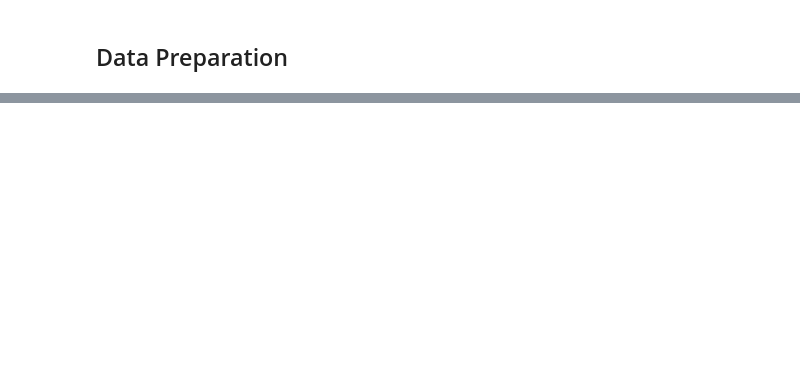
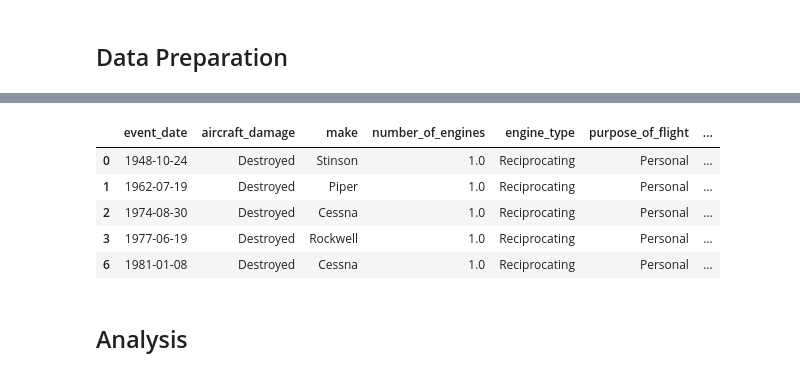
Before and after one commit to CWanderi/Clement_Project_Phase_1, a Jupyter notebook: aviation_company_risk_analysis.ipynb, the cells around one changed output, grey strips where cells are left out. Drawn from its saved outputs; the diff is of its cells as text; code cells hidden in the pictures; blank space fills up the shorter version.

```diff
--- a/aviation_company_risk_analysis.ipynb
+++ b/aviation_company_risk_analysis.ipynb
@@ -150,0 +161,3 @@ Name: Broad.phase.of.flight, dtype: int64
+# %%
+# change column names to make them easier to use
+df.columns = df.columns.str.lower().str.replace('.', '_')
@@ -150,0 +184,7 @@ Name: Broad.phase.of.flight, dtype: int64
+# %%
+#include only columns to be used in the dataset
+columns_to_keep = ['event_date', 'aircraft_damage', 'make', 'number_of_engines', 'engine_type', 'purpose_of_flight', 'broad_phase_of_flight']
+
+df_filtered = df[columns_to_keep]
+
+df_filtered.info()
@@ -150,0 +206,3 @@ Name: Broad.phase.of.flight, dtype: int64
+# %%
+# drop all the rows with null values
+df_filtered = df_filtered.dropna()
@@ -150,0 +226,3 @@ Name: Broad.phase.of.flight, dtype: int64
+# %%
+# change 'event_date' column to datetime
+df_filtered['event_date'] = pd.to_datetime(df_filtered['event_date'], errors='coerce')
@@ -150,0 +246,9 @@ Name: Broad.phase.of.flight, dtype: int64
+# %%
+df_filtered.head()
+# %% [output]
+|  | event_date | aircraft_damage | make | number_of_engines | engine_type | purpose_of_flight | ... |
+| 0 | 1948-10-24 | Destroyed | Stinson | 1.0 | Reciprocating | Personal | ... |
+| 1 | 1962-07-19 | Destroyed | Piper | 1.0 | Reciprocating | Personal | ... |
+| 2 | 1974-08-30 | Destroyed | Cessna | 1.0 | Reciprocating | Personal | ... |
+| 3 | 1977-06-19 | Destroyed | Rockwell | 1.0 | Reciprocating | Personal | ... |
+| 6 | 1981-01-08 | Destroyed | Cessna | 1.0 | Reciprocating | Personal | ... |
@@ -150,0 +266,2 @@ Name: Broad.phase.of.flight, dtype: int64
+# %% [markdown]
+## Analysis
```
Also changed, not shown: parts of 12 cells of this notebook.
